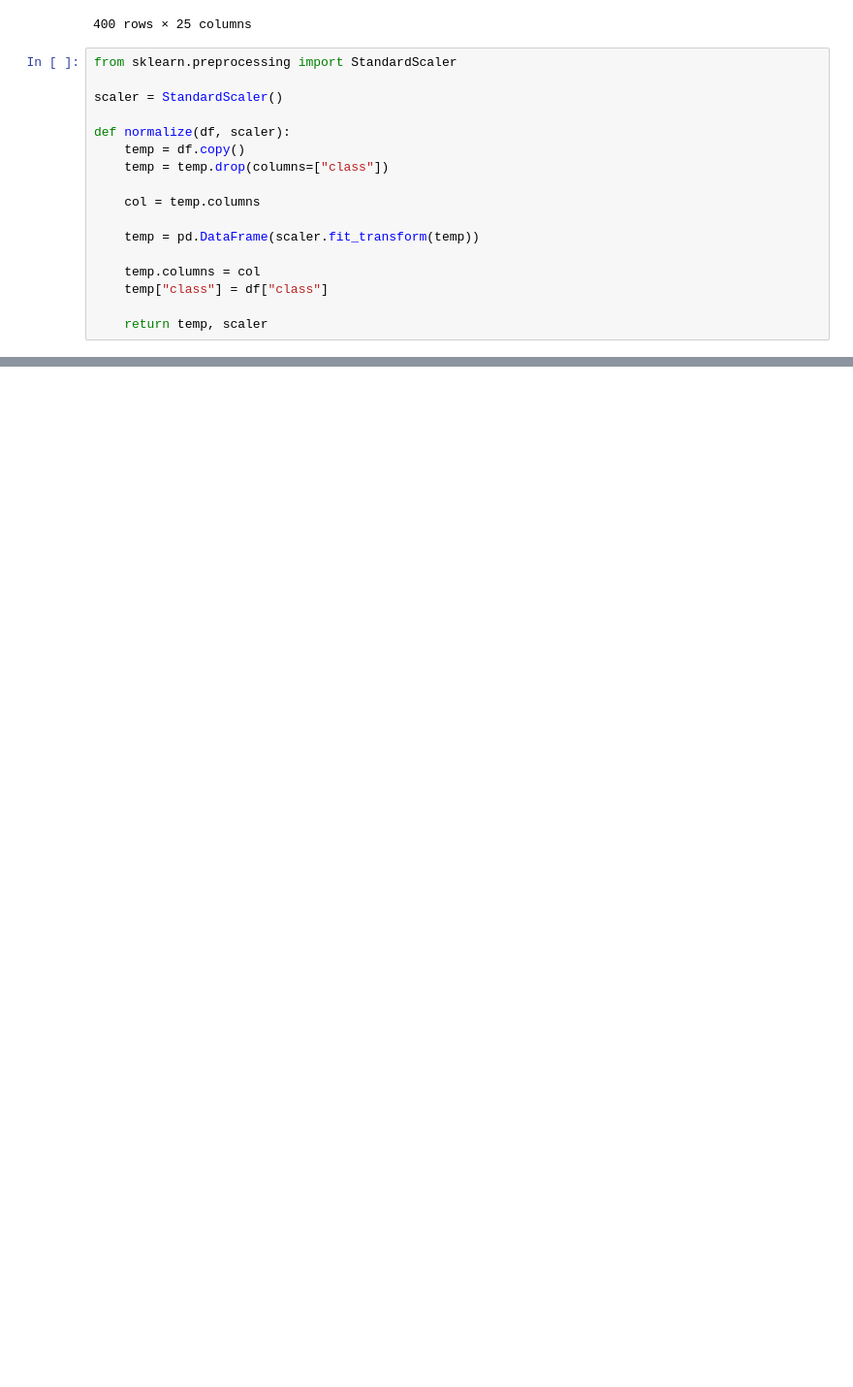
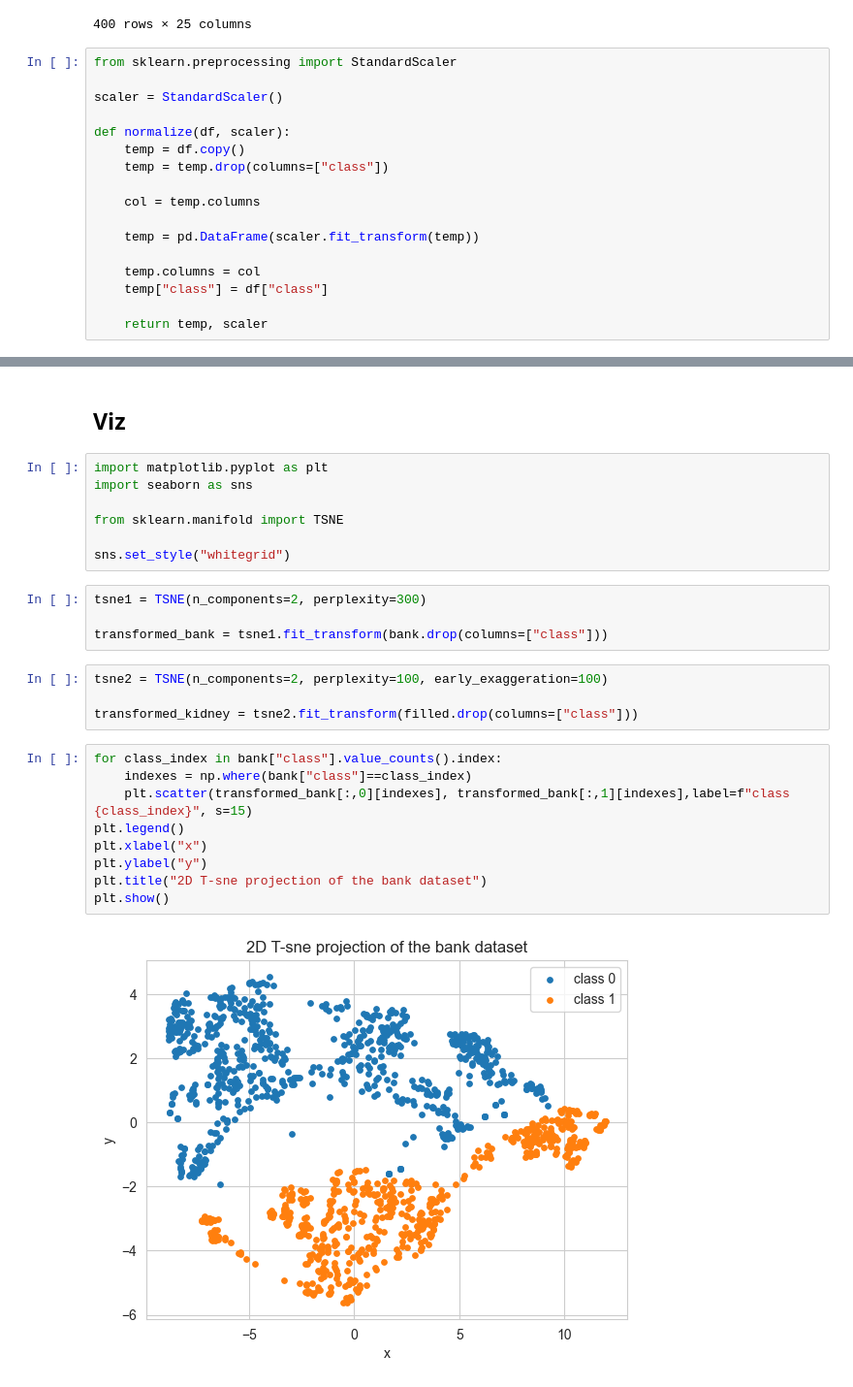
Before and after one commit to jonathanlys01/ML_project, a Jupyter notebook: test.ipynb, the cells around one changed output, grey strips where cells are left out. Shown at 97% size. Saved outputs shown, nothing was run; the diff lists cells and outputs as text; blank space fills up the shorter version.

```diff
--- a/test.ipynb
+++ b/test.ipynb
@@ -192 +192,29 @@ class    0.966941
 dtype: float64
+# %% [markdown]
+## Viz
+# %%
+import matplotlib.pyplot as plt
+import seaborn as sns
+
+from sklearn.manifold import TSNE
+
+sns.set_style("whitegrid")
+# %%
+tsne1 = TSNE(n_components=2, perplexity=300)
+
+transformed_bank = tsne1.fit_transform(bank.drop(columns=["class"]))
+# %%
+tsne2 = TSNE(n_components=2, perplexity=100, early_exaggeration=100)
+
+transformed_kidney = tsne2.fit_transform(filled.drop(columns=["class"]))
+# %%
+for class_index in bank["class"].value_counts().index:
+    indexes = np.where(bank["class"]==class_index)
+    plt.scatter(transformed_bank[:,0][indexes], transformed_bank[:,1][indexes],label=f"class {class_index}", s=15)
+plt.legend()
+plt.xlabel("x")
+plt.ylabel("y")
+plt.title("2D T-sne projection of the bank dataset")
+plt.show()
+# %% [output]
+[figure, added]
```
Also changed, not shown: parts of 14 cells of this notebook, 2 other files.
